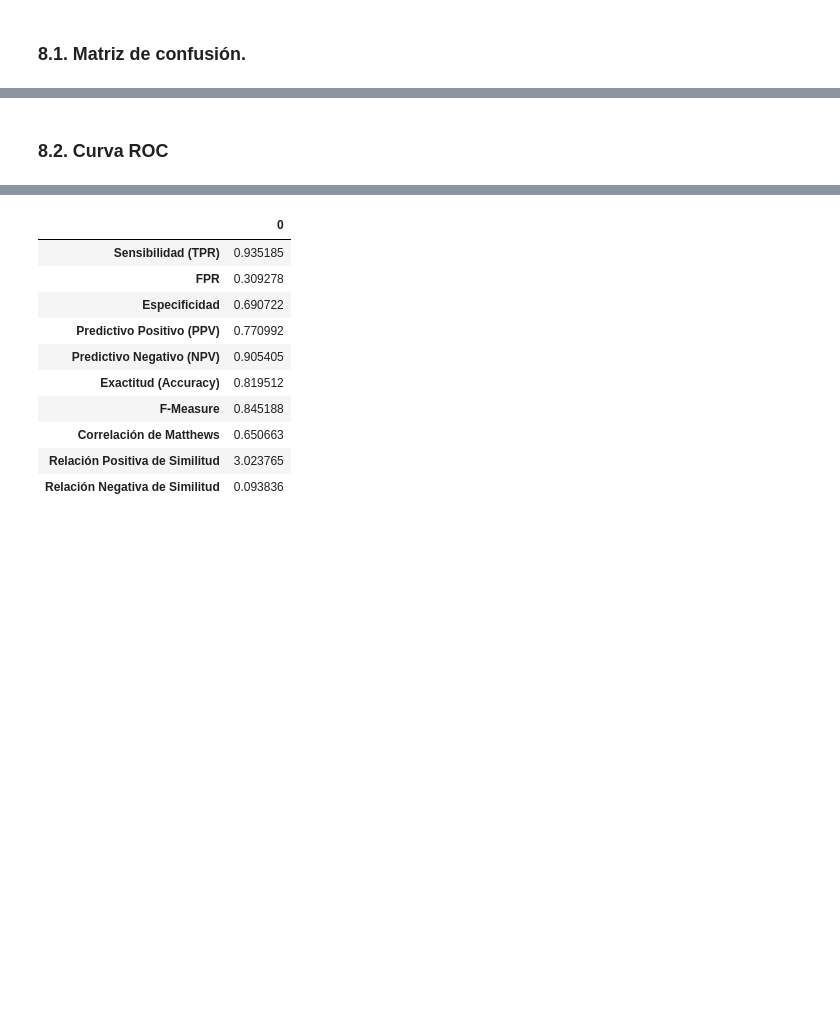
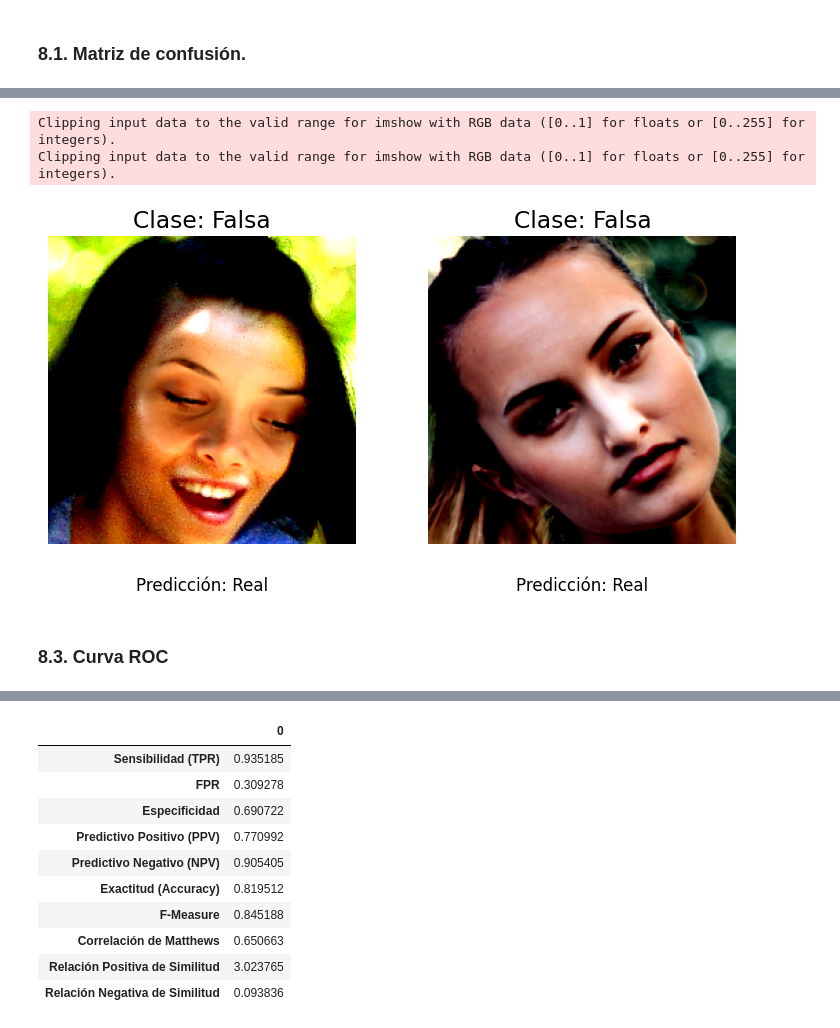
Before and after one commit to susanasrez/ConvolutionalNetwork, a Jupyter notebook: Proyecto.ipynb, the cells around one changed output, grey strips where cells are left out. Drawn from its saved outputs; the diff is of its cells as text; code cells hidden in the pictures; blank space fills up the shorter version.

```diff
--- a/Proyecto.ipynb
+++ b/Proyecto.ipynb
@@ -297,5 +348,22 @@ wandb.log({"Confusion_matrix": confusion_matrix_image})
+# %%
+indices = random.sample(cara_falsa_como_real, 2)
+imagenes_originales = []
+mean = np.array([0.5, 0.5, 0.5])
+std = np.array([0.5, 0.5, 0.5])
+
+for i in indices:
+    imagen, etiqueta = encontrar_imagen(i, test_dataset)
+    imagen = imagen.numpy().transpose(1, 2, 0)
+    imagen = std * imagen + mean
+    imagenes_originales.append((imagen,etiqueta))
+
+mostrar_imagenes_lado_a_lado(imagenes_originales, "Falsa", "Real", './images/fake_real.svg')
+# %% [output]
+Clipping input data to the valid range for imshow with RGB data ([0..1] for floats or [0..255] for integers).
+Clipping input data to the valid range for imshow with RGB data ([0..1] for floats or [0..255] for integers).
+[figure, added]
 # %% [markdown]
-### 8.2. Curva ROC
+### 8.3. Curva ROC
 # %%
 resnet18.eval()
 with torch.no_grad():
```
Also changed, not shown: parts of 14 cells of this notebook, 9 other files.
